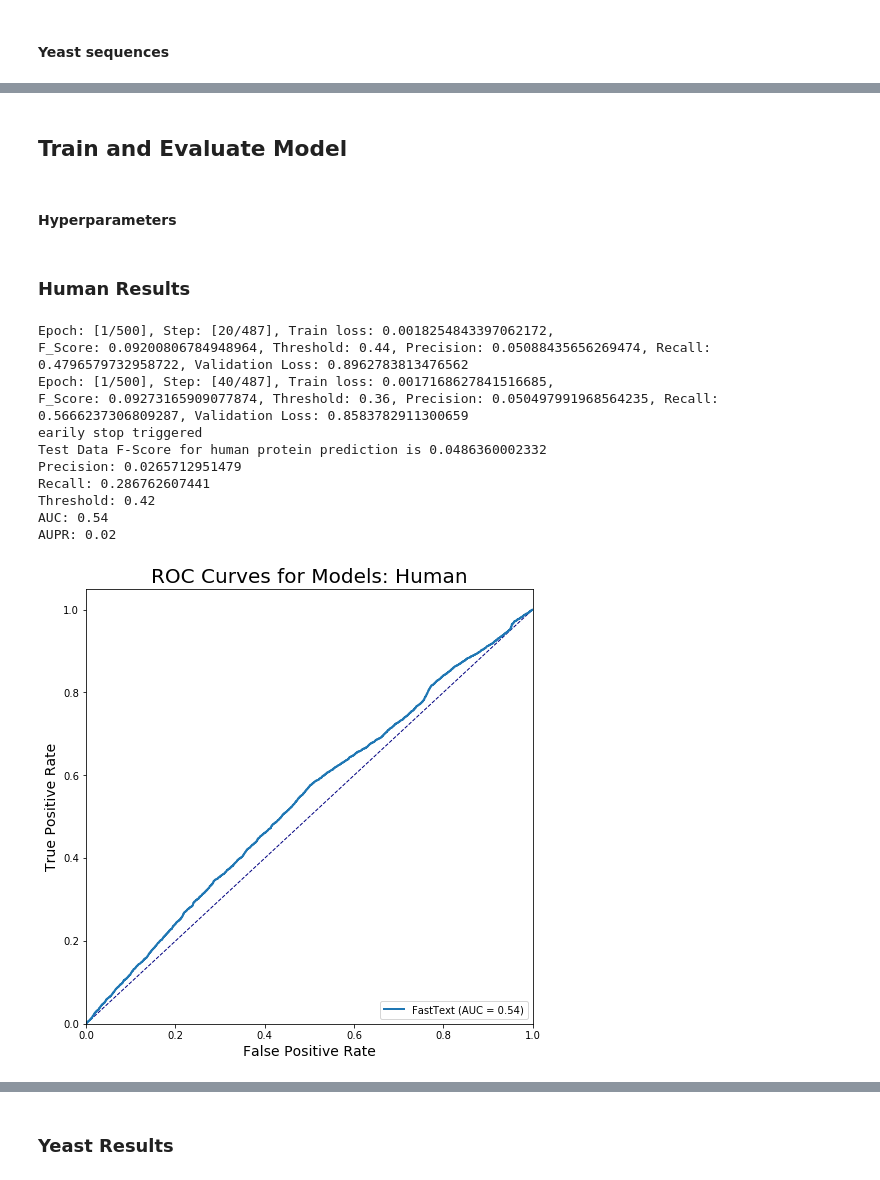
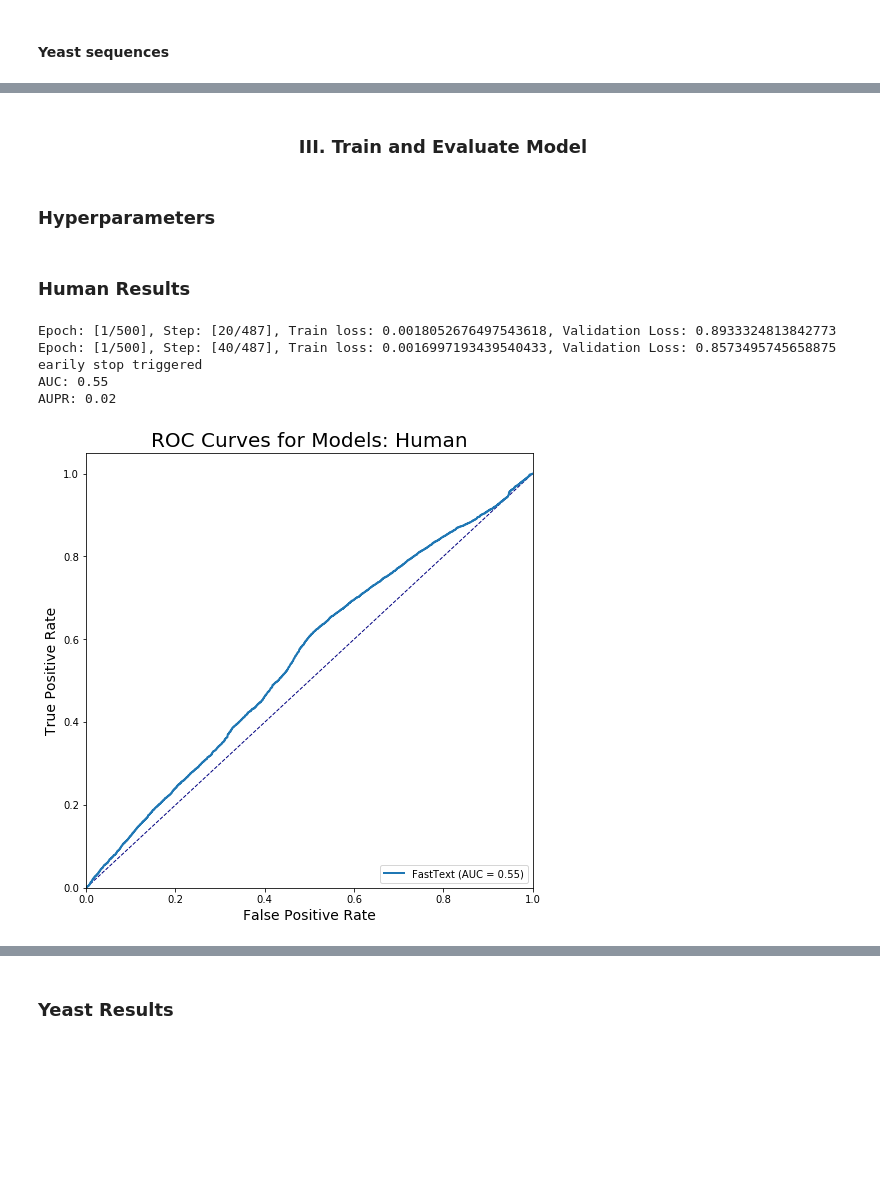
Before and after one commit to AKASHKADEL/Data-Science-and-Proteomics, a Jupyter notebook: FastText.ipynb, the cells around one changed output, grey strips where cells are left out. Cells and saved outputs as stored; diff of their text form; code cells hidden in the pictures; blank space fills up the shorter version.

```diff
--- a/FastText.ipynb
+++ b/FastText.ipynb
@@ -20,9 +17,10 @@ import random
 # %% [markdown]
 #### Human sequences
 # %%
-human_sequences, human_protein_names = dp.load_FASTA('../data/human_sequences.fasta')
-human_train_idx, human_valid_idx, human_test_idx, human_train_labels, human_valid_labels, \
-    human_test_labels, human_GO_terms = dp.load_test_sets('../data/human_annotations_temporal_holdout.mat')
+human_sequences,_ = dp.load_FASTA(local_path+'human_sequences.fasta')
+human_train_idx, human_valid_idx, human_test_idx, human_train_labels, \
+    human_valid_labels, human_test_labels, human_GO_terms \
+    = dp.load_test_sets(local_path+'human_annotations_temporal_holdout.mat')
 
 # Create train, validation, and test sets from the full list of human proteins
 human_train_sequences = [human_sequences[i] for i in human_train_idx]
@@ -48,9 +46,9 @@ human_test_tensors = dp.TransformAAsToTensor(human_test_sequences)
 #### Yeast sequences
 # %%
 # Load yeast sequences and training data
-yeast_sequences, yeast_protein_names = dp.load_FASTA('../data/yeast_sequences.fasta')
+yeast_sequences, yeast_protein_names = dp.load_FASTA(local_path+'yeast_sequences.fasta')
 yeast_train_idx, yeast_valid_idx, yeast_test_idx, yeast_train_labels, yeast_valid_labels, \
-    yeast_test_labels, yeast_GO_terms = dp.load_test_sets('../data/yeast_MF_temporal_holdout.mat')
+    yeast_test_labels, yeast_GO_terms = dp.load_test_sets(local_path+'yeast_MF_temporal_holdout.mat')
 
 # Create train, validation, and test sets from the full list of yeast proteins
 yeast_train_sequences = [yeast_sequences[i] for i in yeast_train_idx]
@@ -305,5 +151,4 @@ def plot_AUPR_curve(predicted, actual, label, org):
 # %%
-
 def train_test(valid_sequences, valid_label, valid_length, num_epochs, optimizer, data_iter, model, training_length, method = 'GoTerm'):
     losses = []
     total_batches = int(training_length/ batch_size)
@@ -330,7 +175,6 @@ def train_test(valid_sequences, valid_label, valid_length, num_epochs, optimizer
             val_outputs = model(Variable(valid_sequences), Variable(valid_length))
             val_loss = criterion(val_outputs, Variable(valid_label).float()).data[0]
             validation_loss_history.append(val_loss)
-            f_score,threshold,precision,recall = F_score(val_outputs, valid_label, method = method)
             stop_training = early_stop(validation_loss_history)
 
             if stop_training:
@@ -338,16 +182,16 @@ def train_test(valid_sequences, valid_label, valid_length, num_epochs, optimizer
                 break
 
             if (i+1) % batch_size == 0:
-                print('Epoch: [{}/{}], Step: [{}/{}], Train loss: {}, \nF_Score: {}, Threshold: {}, Precision: {}, Recall: {}, Validation Loss: {}'\
-                      .format(epoch, num_epochs, i+1, total_batches, np.mean(losses)/(total_batches*epoch), \
-                        f_score, threshold, precision,recall, val_loss))
+                print('Epoch: [{}/{}], Step: [{}/{}], Train loss: {}, Validation Loss: {}'\
+                      .format(epoch, num_epochs, i+1, total_batches, \
+                              np.mean(losses)/(total_batches*epoch), val_loss))
 
         if stop_training == True:
             break
 # %% [markdown]
-## Train and Evaluate Model
+<h3><center>III. Train and Evaluate Model</center></h3>
 # %% [markdown]
-#### Hyperparameters
+### Hyperparameters
 # %%
 learning_rate = 0.001
 vocab_size = 26 # number words in the vocabulary base
@@ -357,45 +201,34 @@ batch_size = 20
 # %% [markdown]
 ### Human Results
 # %%
-data_size = len(human_train_sequences)
+data_size = len(human_train_tensors)
 num_labels = human_GO_terms.shape[0] #147
 
 model = FastText(vocab_size, emb_dim, num_labels)
 criterion = nn.MultiLabelSoftMarginLoss()
 optimizer = torch.optim.Adam(model.parameters(), lr=learning_rate)
 # %%
-data_iter = batch_iter(batch_size, human_train_tensors, human_train_labels, human_train_lengths)
+data_iter = dp.batch_iter(batch_size, human_train_tensors, human_train_labels, human_train_lengths)
 
 # Model Training
 train_test(human_valid_tensors, human_valid_labels, human_valid_lengths, \
            num_epochs, optimizer, data_iter, model, data_size, method = 'GoTerm')
 
 
 test_set_predictions = model(Variable(human_test_tensors), Variable(human_test_lengths))
-FScore, Threshold, Precision, Recall = F_score(test_set_predictions, human_test_labels)
-
-# Prediction on test set
-print("Test Data F-Score for human protein prediction is", FScore, '\nPrecision:',Precision,
-      '\nRecall:',Recall, '\nThreshold:', Threshold)
 
 predictions = test_set_predictions.data.numpy()
 actual = human_test_labels.numpy()
-AUC = calculate_AUC(predictions, actual)[0]
-AUPR = calculate_AUPR(predictions, actual)
+AUC = em.calculate_AUC(predictions, actual)[0]
+AUPR = em.calculate_AUPR(predictions, actual)
 print('AUC: %0.2f' % AUC)
 print('AUPR: %0.2f' % AUPR)
-plot_AUC_curve(predictions, actual, 'FastText', 'Human')
-plot_AUPR_curve(predictions, actual, 'FastText', 'Human')
+em.plot_AUC_curve(predictions, actual, 'FastText', 'Human')
+em.plot_AUPR_curve(predictions, actual, 'FastText', 'Human')
 # %% [output]
-Epoch: [1/500], Step: [20/487], Train loss: 0.0018254843397062172,
-F_Score: 0.09200806784948964, Threshold: 0.44, Precision: 0.05088435656269474, Recall: 0.4796579732958722, Validation Loss: 0.8962783813476562
-Epoch: [1/500], Step: [40/487], Train loss: 0.0017168627841516685,
-F_Score: 0.09273165909077874, Threshold: 0.36, Precision: 0.050497991968564235, Recall: 0.5666237306809287, Validation Loss: 0.8583782911300659
+Epoch: [1/500], Step: [20/487], Train loss: 0.0018052676497543618, Validation Loss: 0.8933324813842773
+Epoch: [1/500], Step: [40/487], Train loss: 0.0016997193439540433, Validation Loss: 0.8573495745658875
 earily stop triggered
-Test Data F-Score for human protein prediction is 0.0486360002332
-Precision: 0.0265712951479
-Recall: 0.286762607441
-Threshold: 0.42
-AUC: 0.54
+AUC: 0.55
 AUPR: 0.02
-[figure, old version]
+[figure, new version]
```
Also changed, not shown: parts of 13 cells of this notebook, 2 other files.
